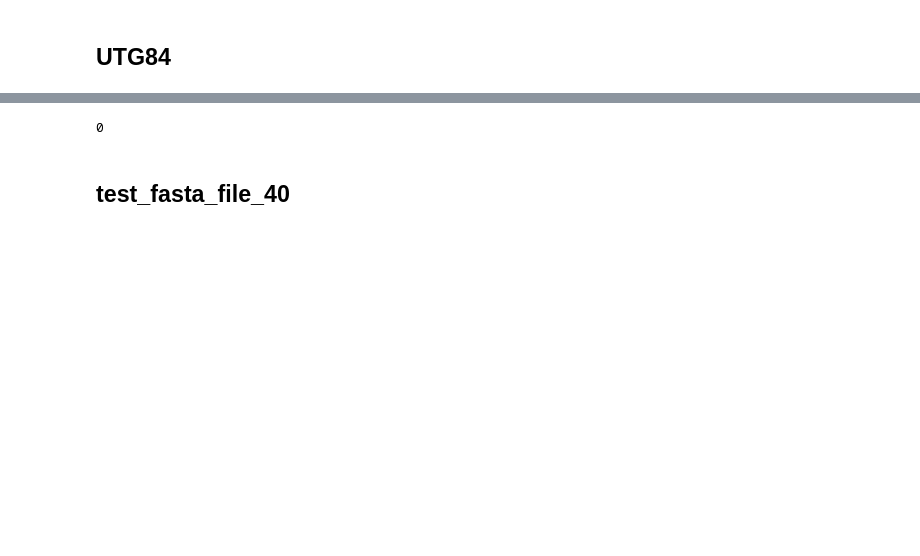
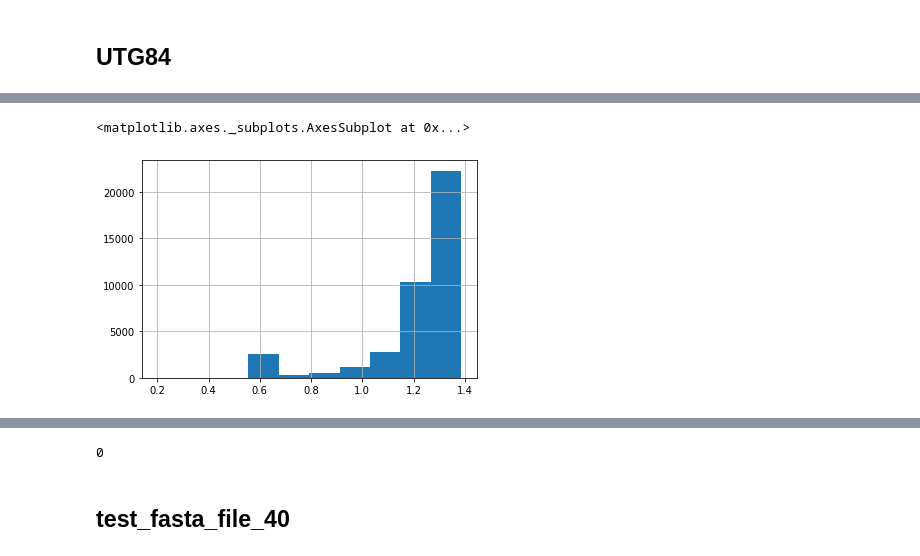
Before and after one commit to GillesFischerSorbonne/telofinder, a Jupyter notebook: telofinder/python_script/analyse_telom_testing.ipynb, the cells around one changed output, grey strips where cells are left out. Drawn from its saved outputs; the diff is of its cells as text; code cells hidden in the pictures; blank space fills up the shorter version.

```diff
--- a/telofinder/python_script/analyse_telom_testing.ipynb
+++ b/telofinder/python_script/analyse_telom_testing.ipynb
@@ -70,0 +216,5 @@ atl.plot_telom(seq_df_utg84)
+# %%
+seq_df_utg84.entropy.hist()
+# %% [output]
+<matplotlib.axes._subplots.AxesSubplot at 0x...>
+[figure, added]
```
Also changed, not shown: parts of 34 cells of this notebook, 1 other file.
